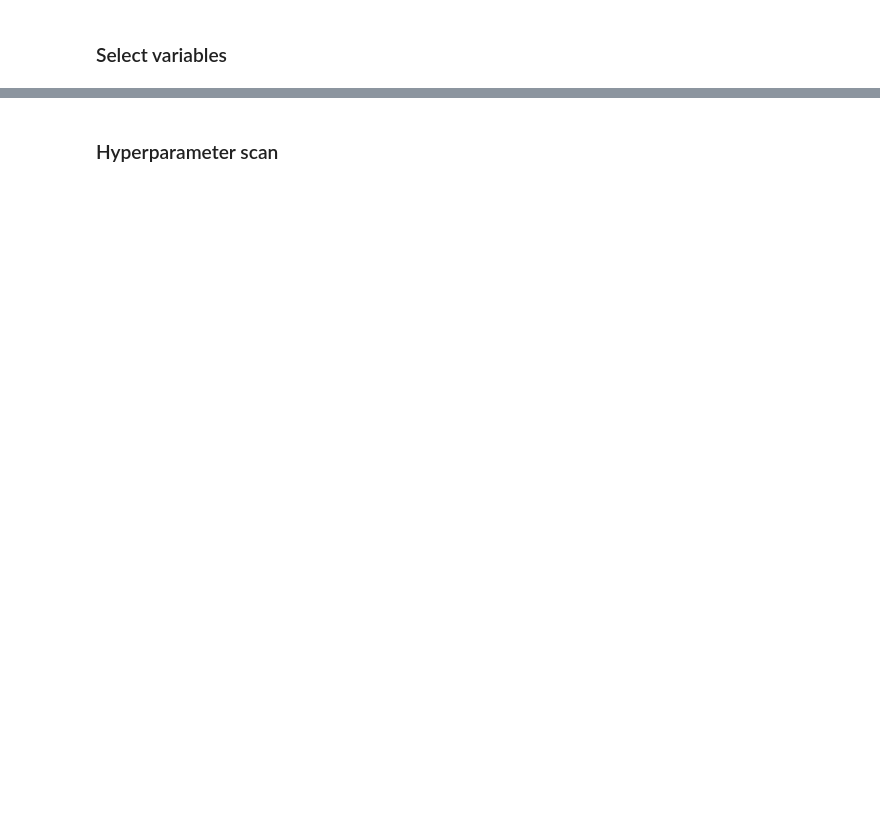
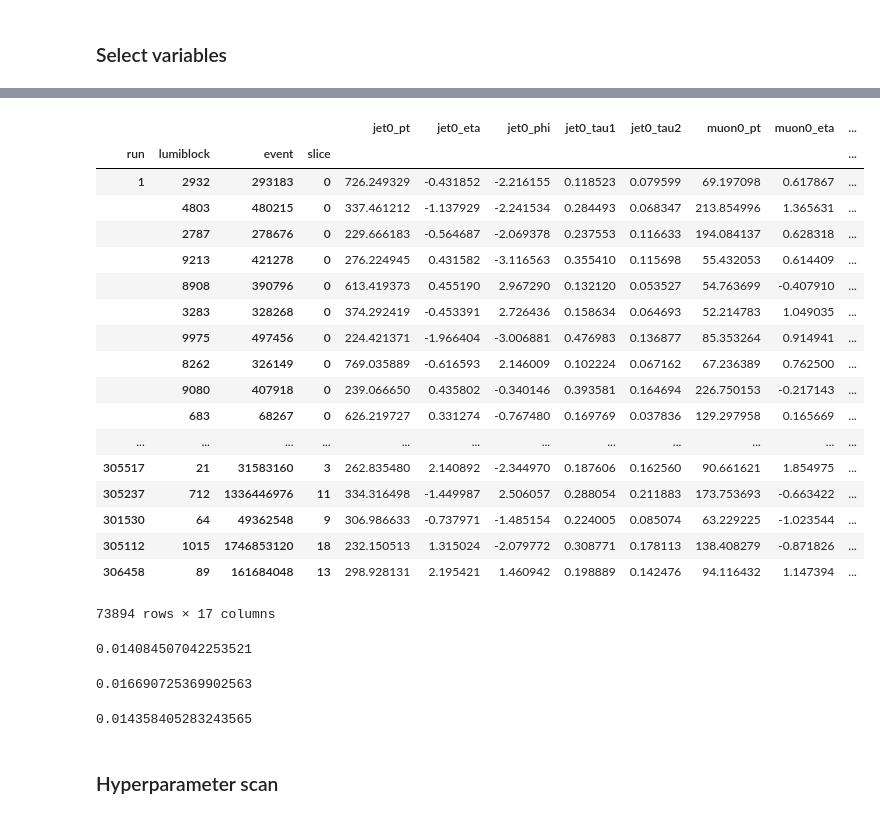
Before and after one commit to miguelgallo/pps-ww-analysis-notebook, a Jupyter notebook: BDT-Training.ipynb, the cells around one changed output, grey strips where cells are left out. Saved outputs shown, nothing was run; the diff lists cells and outputs as text; code cells hidden in the pictures; blank space fills up the shorter version.

```diff
--- a/BDT-Training.ipynb
+++ b/BDT-Training.ipynb
@@ -264,3 +360,37 @@ X_train, X_test, y_train, y_test = train_test_split( X, y, test_size=0.2, shuffl
+# %%
+X_test
+# %% [output]
+|  |  |  |  | jet0_pt | jet0_eta | jet0_phi | jet0_tau1 | jet0_tau2 | muon0_pt | muon0_eta | ... |
+| run | lumiblock | event | slice |  |  |  |  |  |  |  | ... |
+| 1 | 2932 | 293183 | 0 | 726.249329 | -0.431852 | -2.216155 | 0.118523 | 0.079599 | 69.197098 | 0.617867 | ... |
+|  | 4803 | 480215 | 0 | 337.461212 | -1.137929 | -2.241534 | 0.284493 | 0.068347 | 213.854996 | 1.365631 | ... |
+|  | 2787 | 278676 | 0 | 229.666183 | -0.564687 | -2.069378 | 0.237553 | 0.116633 | 194.084137 | 0.628318 | ... |
+|  | 9213 | 421278 | 0 | 276.224945 | 0.431582 | -3.116563 | 0.355410 | 0.115698 | 55.432053 | 0.614409 | ... |
+|  | 8908 | 390796 | 0 | 613.419373 | 0.455190 | 2.967290 | 0.132120 | 0.053527 | 54.763699 | -0.407910 | ... |
+|  | 3283 | 328268 | 0 | 374.292419 | -0.453391 | 2.726436 | 0.158634 | 0.064693 | 52.214783 | 1.049035 | ... |
+|  | 9975 | 497456 | 0 | 224.421371 | -1.966404 | -3.006881 | 0.476983 | 0.136877 | 85.353264 | 0.914941 | ... |
+|  | 8262 | 326149 | 0 | 769.035889 | -0.616593 | 2.146009 | 0.102224 | 0.067162 | 67.236389 | 0.762500 | ... |
+|  | 9080 | 407918 | 0 | 239.066650 | 0.435802 | -0.340146 | 0.393581 | 0.164694 | 226.750153 | -0.217143 | ... |
+|  | 683 | 68267 | 0 | 626.219727 | 0.331274 | -0.767480 | 0.169769 | 0.037836 | 129.297958 | 0.165669 | ... |
+| ... | ... | ... | ... | ... | ... | ... | ... | ... | ... | ... | ... |
+| 305517 | 21 | 31583160 | 3 | 262.835480 | 2.140892 | -2.344970 | 0.187606 | 0.162560 | 90.661621 | 1.854975 | ... |
+| 305237 | 712 | 1336446976 | 11 | 334.316498 | -1.449987 | 2.506057 | 0.288054 | 0.211883 | 173.753693 | -0.663422 | ... |
+| 301530 | 64 | 49362548 | 9 | 306.986633 | -0.737971 | -1.485154 | 0.224005 | 0.085074 | 63.229225 | -1.023544 | ... |
+| 305112 | 1015 | 1746853120 | 18 | 232.150513 | 1.315024 | -2.079772 | 0.308771 | 0.178113 | 138.408279 | -0.871826 | ... |
+| 306458 | 89 | 161684048 | 13 | 298.928131 | 2.195421 | 1.460942 | 0.198889 | 0.142476 | 94.116432 | 1.147394 | ... |
+73894 rows × 17 columns
+# %%
+np.sum( y_train == 1 ) / y_train.size
+# %% [output]
+0.014084507042253521
+# %%
+np.sum( y_valid == 1 ) / y_valid.size
+# %% [output]
+0.016690725369902563
+# %%
+np.sum( y_test == 1 ) / y_test.size
+# %% [output]
+0.014358405283243565
 # %% [markdown]
 ### Hyperparameter scan
 # %%
```
Also changed, not shown: parts of 23 cells of this notebook, 12 other files.
